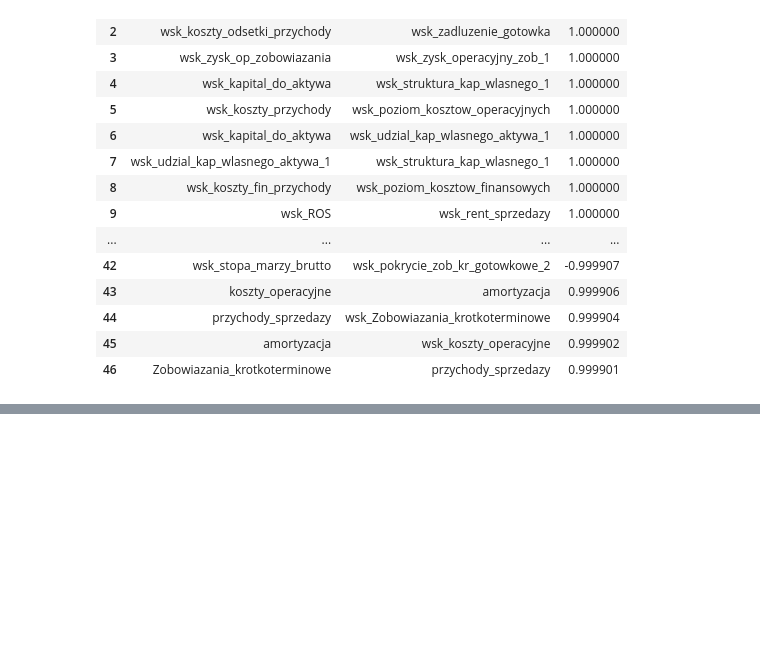
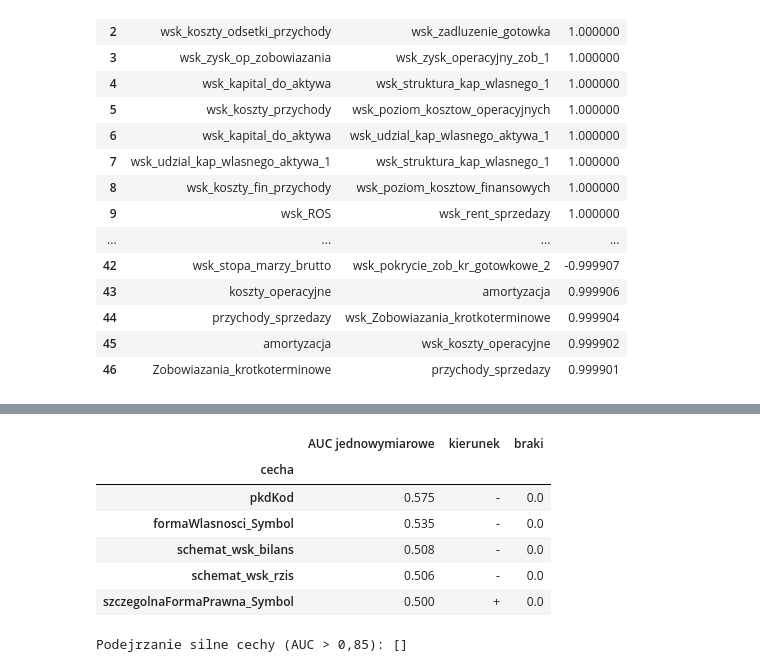
Before and after one commit to NorbertTrojan/Malysz_1, a Jupyter notebook: ekspoloracja_danych.ipynb, the cells around one changed output, grey strips where cells are left out. Drawn from its saved outputs; the diff is of its cells as text; code cells hidden in the pictures; blank space fills up the shorter version.

```diff
--- a/ekspoloracja_danych.ipynb
+++ b/ekspoloracja_danych.ipynb
@@ -253,0 +307,23 @@ Liczba wierszy oznaczonych jako outlier: 2099
+# %%
+#Zobaczmy AUC dla cech kategorycznych po przekształceniu na WoE
+cechy_cat= [c for c in X_cat.columns]
+rows = []
+for c in cechy_cat:
+
+    m = X_cat[c].notna()
+    auc = roc_auc_score(y_train.loc[m], X_cat.loc[m, c])
+    rows.append({"cecha": c, "AUC jednowymiarowe": max(auc, 1 - auc), "kierunek": "+" if auc >= 0.5 else "-", "braki": 1 - m.mean()})
+tab_auc = pd.DataFrame(rows).set_index("cecha").sort_values("AUC jednowymiarowe", ascending=False)
+with pd.option_context("display.max_rows", None):
+    display(tab_auc.round(3))
+podejrzane = tab_auc.index[tab_auc["AUC jednowymiarowe"] > 0.85].tolist()
+print("Podejrzanie silne cechy (AUC > 0,85):", podejrzane)
+# %% [output]
+|  | AUC jednowymiarowe | kierunek | braki |
+| cecha |  |  |  |
+| pkdKod | 0.575 | - | 0.0 |
+| formaWlasnosci_Symbol | 0.535 | - | 0.0 |
+| schemat_wsk_bilans | 0.508 | - | 0.0 |
+| schemat_wsk_rzis | 0.506 | - | 0.0 |
+| szczegolnaFormaPrawna_Symbol | 0.500 | + | 0.0 |
+Podejrzanie silne cechy (AUC > 0,85): []
```
Also changed, not shown: parts of 11 cells of this notebook, 2 other files.
